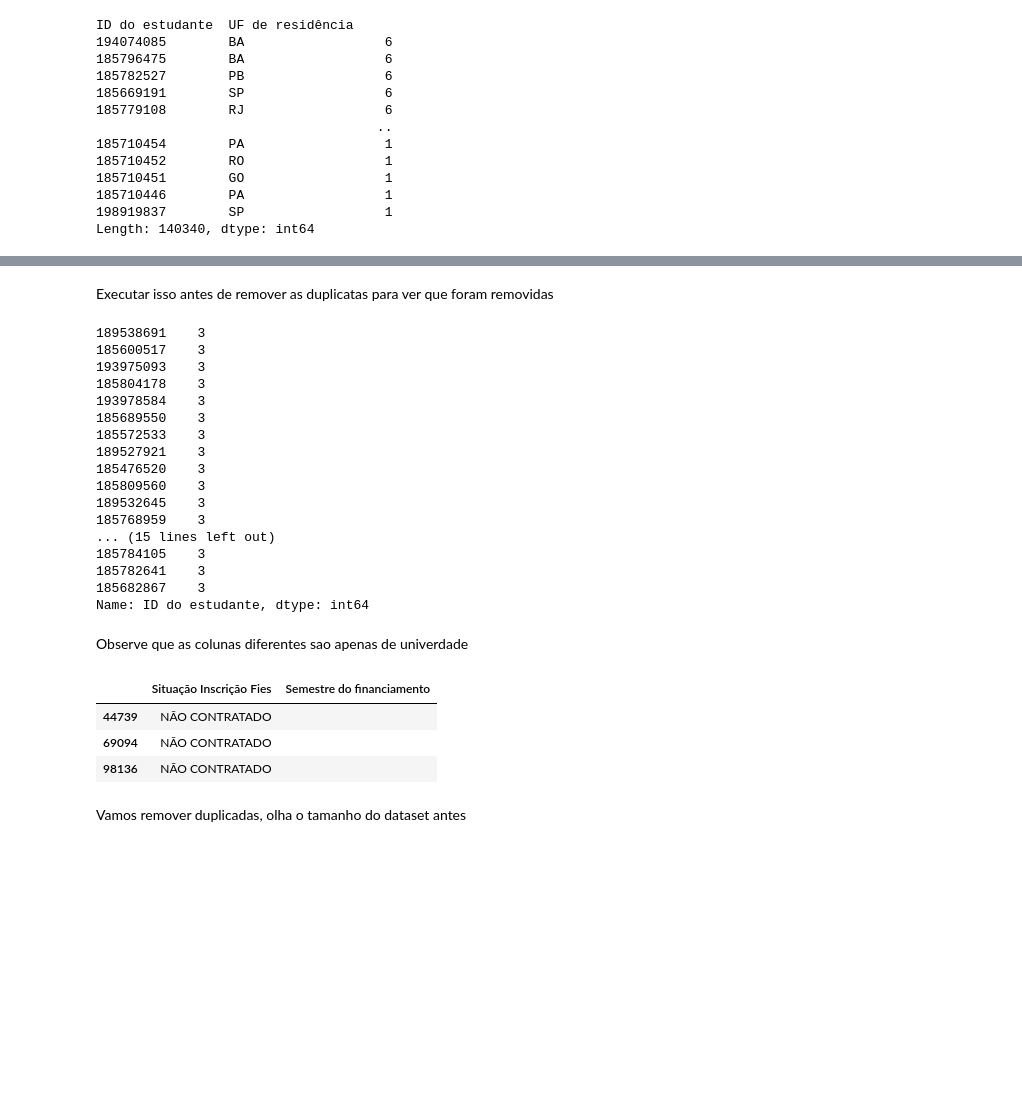
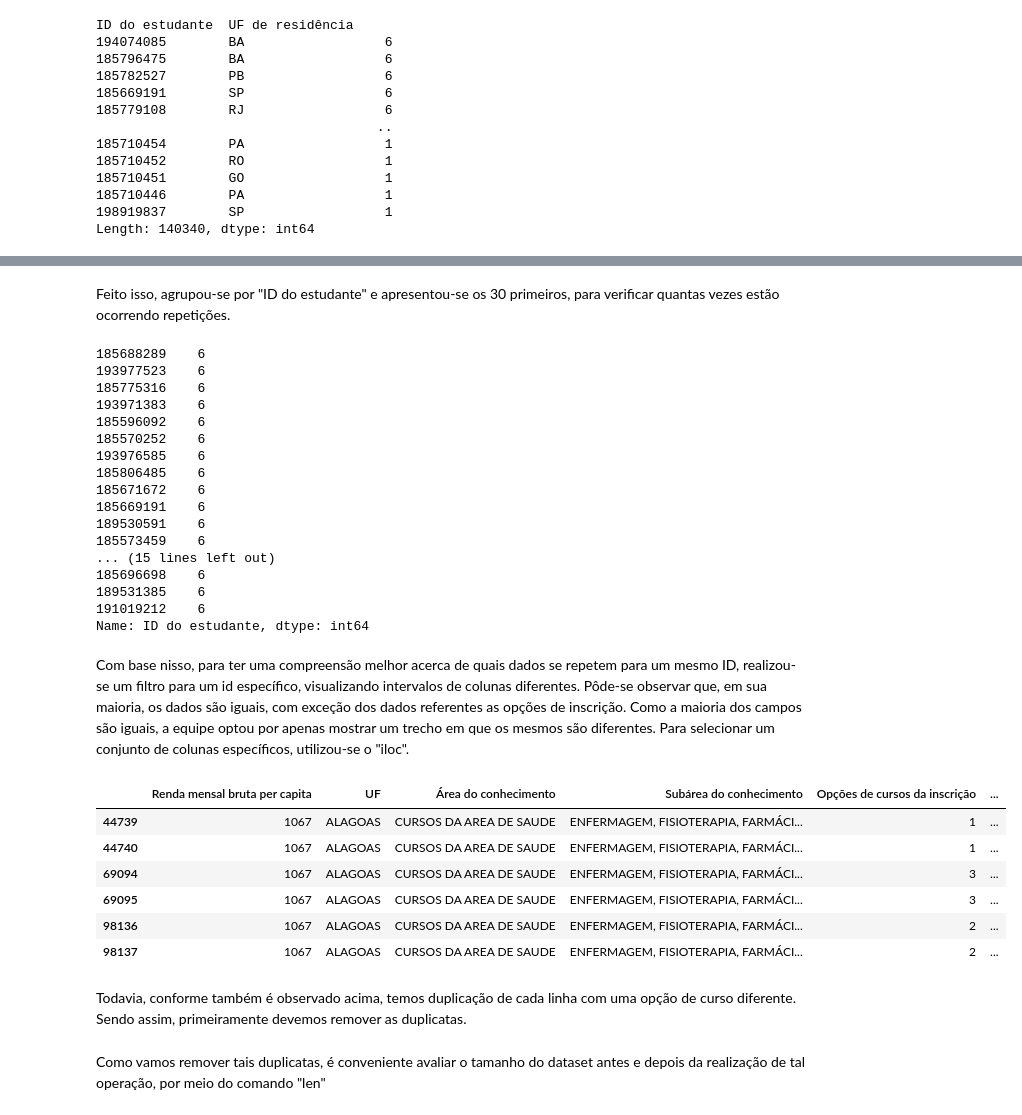
Before and after one commit to juliacfaria/ProjetoCienciaDeDados, a Jupyter notebook: Code/TpDados.ipynb, the cells around one changed output, grey strips where cells are left out. Cells and saved outputs as stored; diff of their text form; code cells hidden in the pictures; blank space fills up the shorter version.

```diff
--- a/Code/TpDados.ipynb
+++ b/Code/TpDados.ipynb
@@ -165,0 +160,23 @@ memory usage: 109.9+ MB
+# %%
+fies2019 = fies2019.drop("Tipo de escola no ensino médio",axis=1)
+fies2019 = fies2019.drop("Municipio de residência",axis=1)
+fies2019 = fies2019.drop("Professor rede pública ensino?",axis=1)
+fies2019 = fies2019.drop("Região grupo de preferência",axis=1)
+fies2019 = fies2019.drop("Microrregião",axis=1)
+fies2019 = fies2019.drop("Cod.Microrregião",axis=1)
+fies2019 = fies2019.drop("Mesorregião",axis=1)
+fies2019 = fies2019.drop("Cod.Mesorregião",axis=1)
+fies2019 = fies2019.drop("Conceito de curso do GP",axis=1)
+fies2019 = fies2019.drop("Cod. do Grupo de preferência",axis=1)
+fies2019 = fies2019.drop("Nota Corte Grupo Preferência",axis=1)
+fies2019 = fies2019.drop("CNPJ da mantenedora",axis=1)
+fies2019 = fies2019.drop("Código e-MEC da Mantenedora",axis=1)
+fies2019 = fies2019.drop("Código e-MEC da IES",axis=1)
+fies2019 = fies2019.drop("Nome do Local de oferta",axis=1)
+fies2019 = fies2019.drop("Código do Local de Oferta",axis=1)
+fies2019 = fies2019.drop("Munícipio do Local de Oferta",axis=1)
+fies2019 = fies2019.drop("Código do curso",axis=1)
+fies2019 = fies2019.drop("Conceito",axis=1)
+fies2019 = fies2019.drop("Grau",axis=1)
+
+fies2019.info()
@@ -254,35 +275,40 @@ Name: ID do estudante, dtype: int64
-# %% [markdown]
-Executar isso antes de remover as duplicatas para ver que foram removidas
+# %% [markdown]
+Feito isso, agrupou-se por "ID do estudante" e apresentou-se os 30 primeiros, para verificar quantas vezes estão ocorrendo repetições.
 # %%
 fies2019['ID do estudante'].value_counts().head(30)
 # %% [output]
-189538691    3
-185600517    3
-193975093    3
-185804178    3
-193978584    3
-185689550    3
-185572533    3
-189527921    3
-185476520    3
-185809560    3
-189532645    3
-185768959    3
+185688289    6
+193977523    6
+185775316    6
+193971383    6
+185596092    6
+185570252    6
+193976585    6
+185806485    6
+185671672    6
+185669191    6
+189530591    6
+185573459    6
 ... (15 lines left out)
-185784105    3
-185782641    3
-185682867    3
+185696698    6
+189531385    6
+191019212    6
 Name: ID do estudante, dtype: int64
-# %% [markdown]
-Observe que as colunas diferentes sao  apenas de univerdade
+# %% [markdown]
+Com base nisso, para ter uma compreensão melhor acerca de quais dados se repetem para um mesmo ID, realizou-se um filtro para um id específico, visualizando intervalos de colunas diferentes. Pôde-se observar que, em sua maioria, os dados são iguais, com exceção dos dados referentes as opções de inscrição. Como a maioria dos campos são iguais, a equipe optou por apenas mostrar um trecho em que os mesmos são diferentes. Para selecionar um conjunto de colunas específicos, utilizou-se o "iloc".
 # %%
-fies2019[fies2019['ID do estudante'] == 185688289].iloc[:, 20:31]
+fies2019[fies2019['ID do estudante'] == 185688289].iloc[:, 10:21]
 # %% [output]
-|  | Situação Inscrição Fies | Semestre do financiamento |
-| 44739 | NÃO CONTRATADO |  |
-| 69094 | NÃO CONTRATADO |  |
-| 98136 | NÃO CONTRATADO |  |
+|  | Renda mensal bruta per capita | UF | Área do conhecimento | Subárea do conhecimento | Opções de cursos da inscrição | ... |
+| 44739 | 1067 | ALAGOAS | CURSOS DA AREA DE SAUDE | ENFERMAGEM, FISIOTERAPIA, FARMÁCI... | 1 | ... |
+| 44740 | 1067 | ALAGOAS | CURSOS DA AREA DE SAUDE | ENFERMAGEM, FISIOTERAPIA, FARMÁCI... | 1 | ... |
+| 69094 | 1067 | ALAGOAS | CURSOS DA AREA DE SAUDE | ENFERMAGEM, FISIOTERAPIA, FARMÁCI... | 3 | ... |
+| 69095 | 1067 | ALAGOAS | CURSOS DA AREA DE SAUDE | ENFERMAGEM, FISIOTERAPIA, FARMÁCI... | 3 | ... |
+| 98136 | 1067 | ALAGOAS | CURSOS DA AREA DE SAUDE | ENFERMAGEM, FISIOTERAPIA, FARMÁCI... | 2 | ... |
+| 98137 | 1067 | ALAGOAS | CURSOS DA AREA DE SAUDE | ENFERMAGEM, FISIOTERAPIA, FARMÁCI... | 2 | ... |
-# %% [markdown]
-Vamos remover duplicadas, olha o tamanho do dataset antes
+# %% [markdown]
+Todavia, conforme também é observado acima, temos duplicação de cada linha com uma opção de curso diferente. Sendo assim, primeiramente devemos remover as duplicatas.
+# %% [markdown]
+Como vamos remover tais duplicatas, é conveniente avaliar o tamanho do dataset antes e depois da realização de tal operação, por meio do comando "len"
 # %%
 len(fies2019)
```
Also changed, not shown: parts of 181 cells of this notebook.
